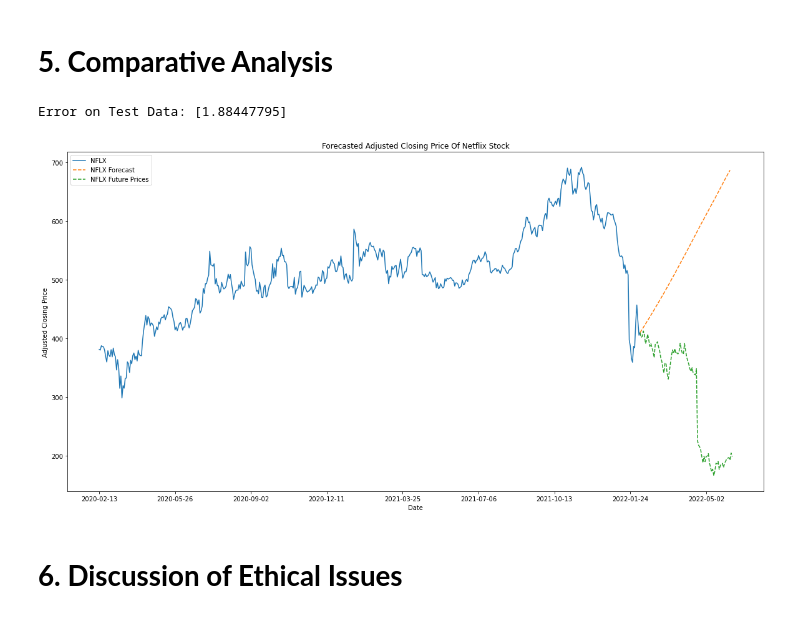
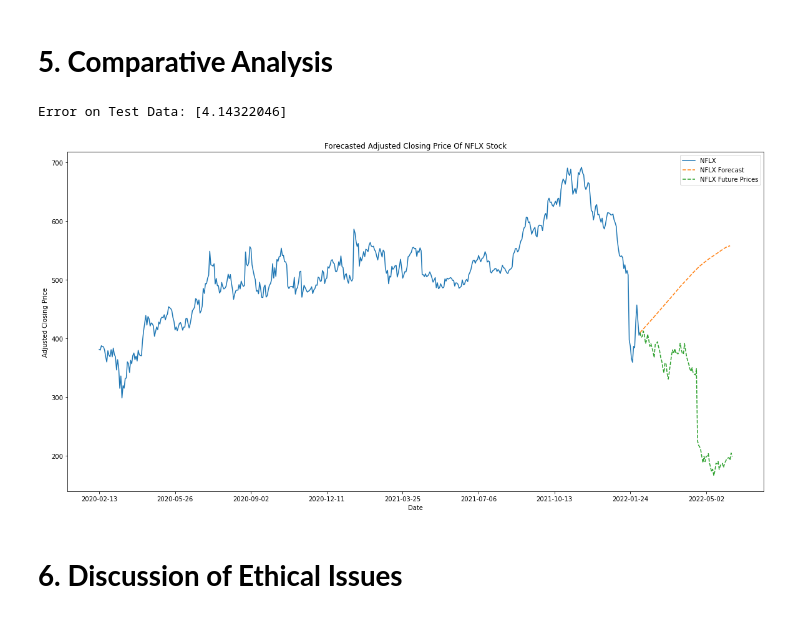
Before and after one commit to Ravi-Raghavan/ECE_443_Term_Project, a Jupyter notebook: NetflixStockPrices.ipynb, the cells around one changed output. Saved outputs shown, nothing was run; the diff lists cells and outputs as text; code cells hidden in the pictures.

```diff
--- a/NetflixStockPrices.ipynb
+++ b/NetflixStockPrices.ipynb
@@ -133,13 +133,12 @@ netflix_stock_prices["Expected Value"] = netflix_stock_prices["Continuously Comp
 netflix_stock_prices["Variance"] = netflix_stock_prices["Continuously Compounded Returns"].rolling(window= window_size, closed = "left").var()
 netflix_stock_prices["Skew"] = netflix_stock_prices["Continuously Compounded Returns"].rolling(window= window_size, closed = "left").skew()
 netflix_stock_prices["Kurtosis"] = netflix_stock_prices["Continuously Compounded Returns"].rolling(window= window_size, closed = "left").kurt()
+netflix_stock_prices["VoV"] = np.sqrt(netflix_stock_prices["Variance"].pct_change().abs())
 
-
-X = netflix_stock_prices[["Expected Value", "Variance", "Skew", "Kurtosis"]].to_numpy()
-X = X[window_size + 1: ]
+X = netflix_stock_prices[["Expected Value", "Variance", "Skew", "Kurtosis", "VoV"]].to_numpy()
+X = X[window_size + 2: ]
 Y = netflix_stock_prices[["Continuously Compounded Returns"]].to_numpy()
-Y = Y[window_size + 1: ]
-
+Y = Y[window_size + 2: ]
 
 X_train, X_test, Y_train, Y_test = train_test_split(X, Y, random_state=104, test_size=0.20, shuffle=True) #split data into train/test
 
@@ -174,43 +173,49 @@ data_size = netflix_stock_prices.shape
 num_rows = len(future_stock_prices)
 previous_two_weeks = netflix_stock_prices["Continuously Compounded Returns"].to_list()
 previous_two_weeks = np.array(previous_two_weeks[-1 * window_size:]).reshape(window_size, 1)
-feature_array = np.zeros((1, 4))
+feature_array = np.zeros((1, 5))
 forecasts = np.zeros((num_rows + 1, 1))
 forecasts[0] = np.array([closing_prices[-1]])
+
+variances = []
+variance_list = netflix_stock_prices["Variance"].to_list()
+variances.append(variance_list[-1])
 
 for day in range(num_rows):
 
     feature_array[0][0] = np.mean(previous_two_weeks)
     feature_array[0][1] = np.var(previous_two_weeks)
     feature_array[0][2] = sps.skew(previous_two_weeks)
     feature_array[0][3] = sps.kurtosis(previous_two_weeks)
+    feature_array[0][4] = (abs(feature_array[0][1] - variances[-1]) / variances[-1]) ** 0.5
+    variances.append(feature_array[0][1])
 
     feature_array = datascaler.transform(feature_array)
     feature_array = pca.inverse_transform(pca.transform(feature_array))
     asset_return = model1.predict(feature_array)
     stock_gain = np.exp(asset_return)
     forecasts[day + 1] = forecasts[day] *  stock_gain[0]
     previous_two_weeks = np.concatenate((previous_two_weeks[1: ], asset_return), axis = 0)
 
 adjusted_closing_prices = netflix_stock_prices[['Adj Close']].tail(500)
 future_stock_predictions = pd.DataFrame({"Forecasts": forecasts.flatten()}, index=pd.date_range(start= netflix_stock_prices.index[-1], periods=len(forecasts), freq="B", inclusive = "both").format(formatter=lambda x: x.strftime('%Y-%m-%d')))
 
 plt.rcParams["figure.figsize"] = (20,10)
 fig, ax = plt.subplots()
-ax.set_title("Forecasted Adjusted Closing Price Of Netflix Stock")
+ax.set_title("Forecasted Adjusted Closing Price Of NFLX Stock")
 ax.set_xlabel("Date")
 ax.set_ylabel("Adjusted Closing Price")
 
 ax.plot(adjusted_closing_prices['Adj Close'], label = "NFLX")
 ax.plot(future_stock_predictions["Forecasts"], linestyle='dashed', label = "NFLX Forecast")
 ax.plot(future_stock_prices['Adj Close'], linestyle='dashed', label = "NFLX Future Prices")
 ax.xaxis.set_major_locator(mticker.IndexLocator( base = 70, offset = 0))
 ax.legend()
 
 plt.show()
 # %% [output]
-Error on Test Data: [1.88447795]
+Error on Test Data: [4.14322046]
-[figure, old version]
+[figure, new version]
 # %% [markdown]
 # **6. Discussion of Ethical Issues**
 # %% [markdown]
```
Also changed, not shown: 1 other file.
